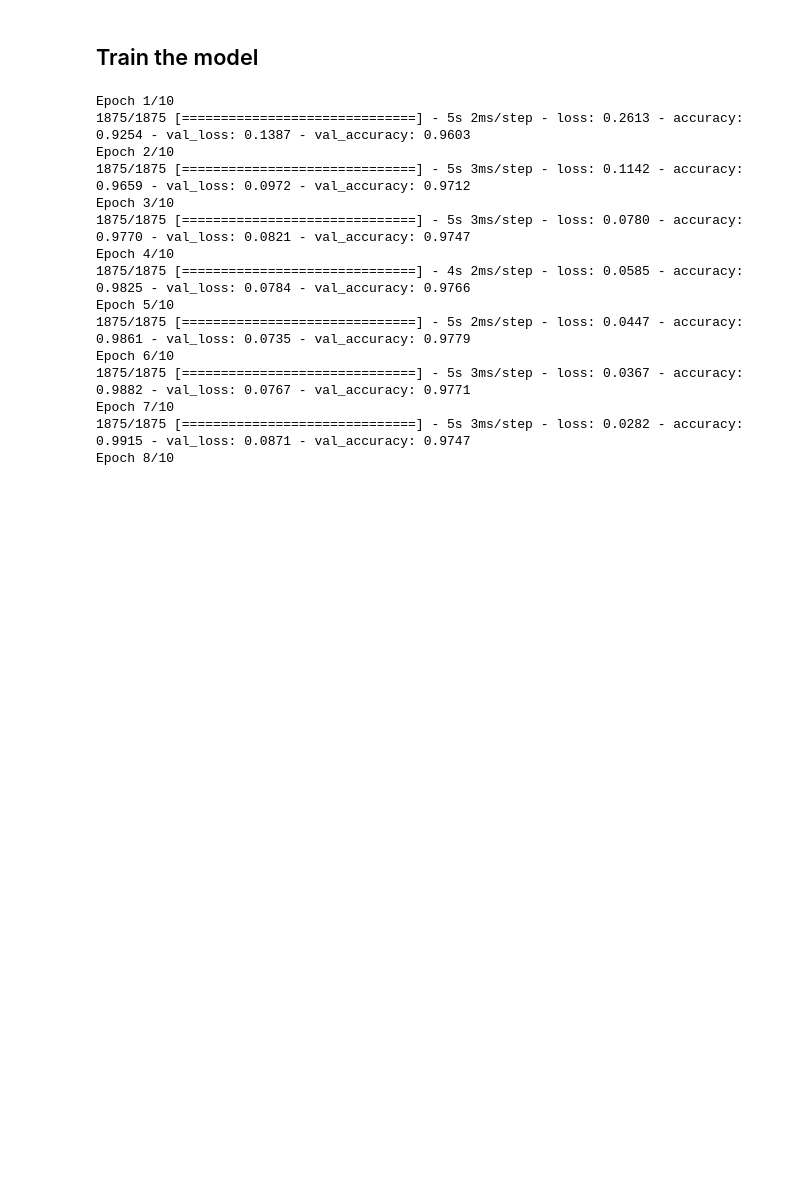
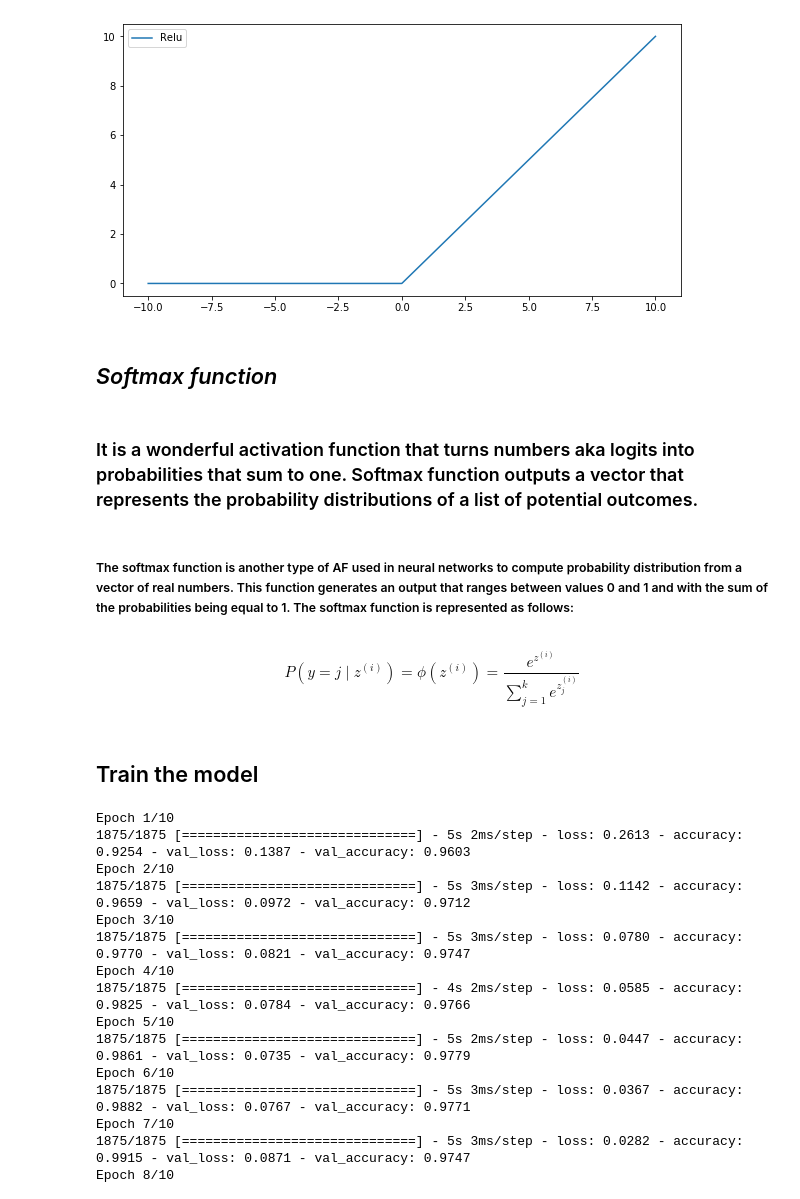
Before and after one commit to abhi647/Handwriting-recognition, a Jupyter notebook: Handwriting_recognition using MNIST_data.ipynb, the cells around one changed output. Saved outputs shown, nothing was run; the diff lists cells and outputs as text; code cells hidden in the pictures; blank space fills up the shorter version.

Commit message:
Add files via upload
This one is with the Explanation with all the activation function used in the Convoluted Neural Network i.e. ReLu and Softmax activation function

```diff
--- a/Handwriting_recognition using MNIST_data.ipynb
+++ b/Handwriting_recognition using MNIST_data.ipynb
@@ -7,3 +69,21 @@ x_test = x_test/ 255.0
+# %%
+x = np.linspace(-10, 10, 1000)
+y = np.maximum(0, x)
+
+plt.figure(figsize=(10, 5))
+plt.plot(x, y)
+plt.legend(['Relu'])
+plt.show()
+# %% [output]
+[figure, added]
+# %% [markdown]
+## *Softmax function*
+# %% [markdown]
+### It is a wonderful activation function that turns numbers aka logits into probabilities that sum to one. Softmax function outputs a vector that represents the probability distributions of a list of potential outcomes.
+# %% [markdown]
+##### The softmax function is another type of AF used in neural networks to compute probability distribution from a vector of real numbers. This function generates an output that ranges between values 0 and 1 and with the sum of the probabilities being equal to 1. The softmax function is represented as follows:
+# %% [markdown]
+$$ P(y=j \mid z^{(i)}) = \phi(z^{(i)}) = \frac{e^{z^{(i)}}}{\sum_{j=1}^{k} e^{z_{j}^{(i)}}} $$
 # %% [markdown]
 ## Train the model
 # %%
```
Also changed, not shown: parts of 12 cells of this notebook.
